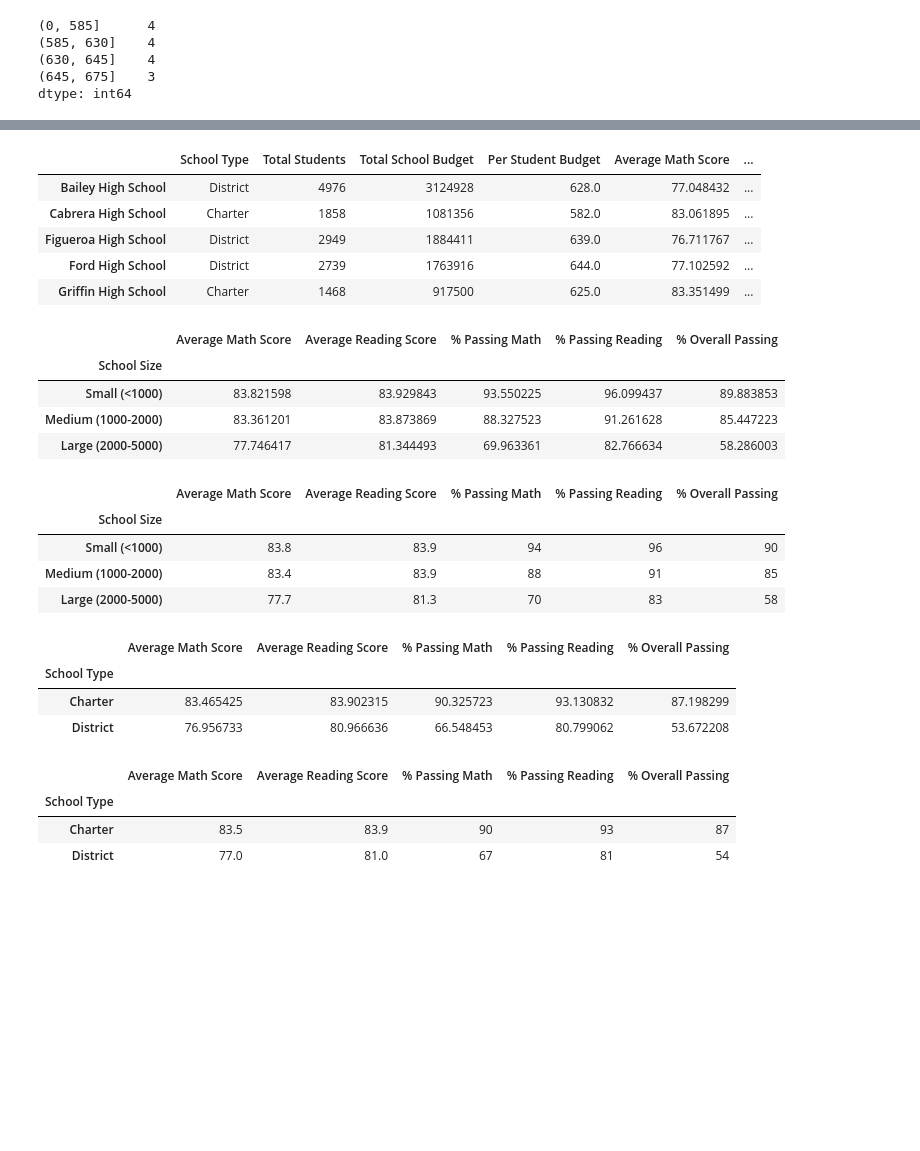
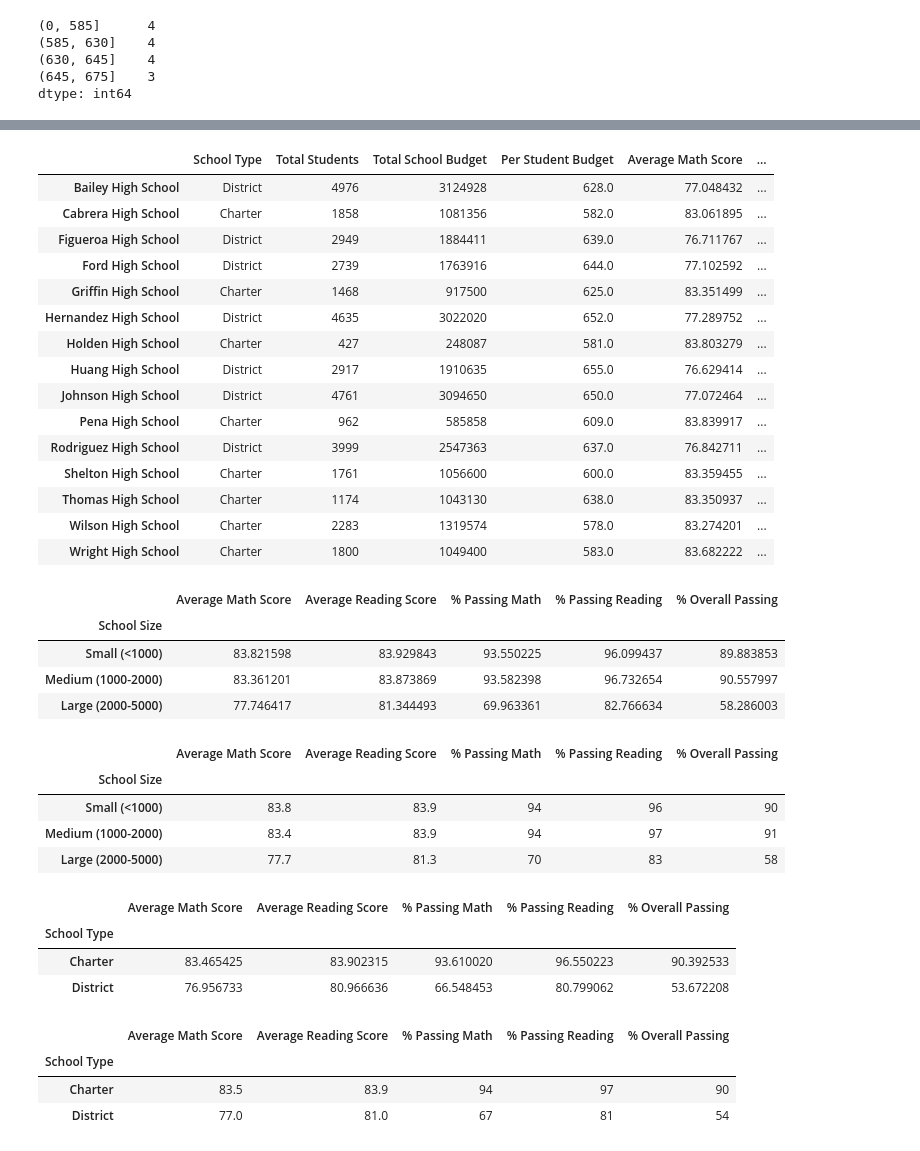
Before and after one commit to pqrt12/School_District_Analysis, a Jupyter notebook: PyCitySchools_Challenge.ipynb, the cells around one changed output, grey strips where cells are left out. Cells and saved outputs as stored; diff of their text form; code cells hidden in the pictures; blank space fills up the shorter version.

Commit message:
modify PyCitySchool_Challenge.ipynb, remove Thomas high 9th graders so aver scores and passing percentage is consistant

```diff
--- a/PyCitySchools_Challenge.ipynb
+++ b/PyCitySchools_Challenge.ipynb
@@ -71,11 +120,9 @@ student_data_df.describe()
 # import numpy for np.nan
 import numpy as np
 
-# all Thomas High 9th graders get NaN for their Math & Reading Scores
-
-is_thomas_9th_grader = (student_data_df["school_name"] == "Thomas High School") & (student_data_df["grade"] == "9th")
-
-student_data_df.loc[is_thomas_9th_grader, ["reading_score", "math_score"]] = np.nan
+# per school district policy, all Thomas High 9th graders get NaN for their Math & Reading Scores
+# just remove them.
+student_data_df = student_data_df.loc[~is_thomas_9th_grader]
 # %%
 student_data_df.loc[student_data_df["school_name"] == "Thomas High School"]
 # %% [output]
@@ -285,3 +333,7 @@ Shelton High School      1056600
 Hernandez High School    3022020
 Griffin High School       917500
 Name: budget, dtype: int64
+# %%
+# Thomas High 9th graders received district money, included here.
+school_size = school_data_df.set_index(["school_name"])["size"]
+school_size
@@ -288,5 +358,5 @@ Name: budget, dtype: int64
 # %%
 # Calculate the per capita spending.
-per_school_capita = per_school_budget / per_school_counts
-per_school_capita.head()
+per_school_capita = per_school_budget / school_size
+per_school_capita
 # %% [output]
@@ -675,21 +774,32 @@ del tmp_df
 # %%
-# Now analysis school size vs student performance
+# Categorize spending based on the bins.
 
 # Establish the bins.
 size_bins = [0, 1000, 2000, 5000]
 group_names = ["Small (<1000)", "Medium (1000-2000)", "Large (2000-5000)"]
 
-# Categorize spending based on the bins.
-per_school_summary_df["School Size"] = pd.cut(per_school_summary_df["Total Students"], size_bins, labels=group_names)
+# use school_size from school_data_df.set_index(["school_name"])["size"] instead.
+# per_school_summary_df["School Size"] = pd.cut(per_school_summary_df["Total Students"], size_bins, labels=group_names)
+per_school_summary_df["School Size"] = pd.cut(school_size, size_bins, labels=group_names)
 
-per_school_summary_df.head()
+per_school_summary_df
 # %% [output]
 |  | School Type | Total Students | Total School Budget | Per Student Budget | Average Math Score | ... |
 | Bailey High School | District | 4976 | 3124928 | 628.0 | 77.048432 | ... |
 | Cabrera High School | Charter | 1858 | 1081356 | 582.0 | 83.061895 | ... |
 | Figueroa High School | District | 2949 | 1884411 | 639.0 | 76.711767 | ... |
 | Ford High School | District | 2739 | 1763916 | 644.0 | 77.102592 | ... |
 | Griffin High School | Charter | 1468 | 917500 | 625.0 | 83.351499 | ... |
+| Hernandez High School | District | 4635 | 3022020 | 652.0 | 77.289752 | ... |
+| Holden High School | Charter | 427 | 248087 | 581.0 | 83.803279 | ... |
+| Huang High School | District | 2917 | 1910635 | 655.0 | 76.629414 | ... |
+| Johnson High School | District | 4761 | 3094650 | 650.0 | 77.072464 | ... |
+| Pena High School | Charter | 962 | 585858 | 609.0 | 83.839917 | ... |
+| Rodriguez High School | District | 3999 | 2547363 | 637.0 | 76.842711 | ... |
+| Shelton High School | Charter | 1761 | 1056600 | 600.0 | 83.359455 | ... |
+| Thomas High School | Charter | 1174 | 1043130 | 638.0 | 83.350937 | ... |
+| Wilson High School | Charter | 2283 | 1319574 | 578.0 | 83.274201 | ... |
+| Wright High School | Charter | 1800 | 1049400 | 583.0 | 83.682222 | ... |
 # %%
 # Calculate averages for the desired columns.
 size_math_scores = per_school_summary_df.groupby(["School Size"]).mean()["Average Math Score"]
@@ -715,7 +825,7 @@ size_summary_df
 |  | Average Math Score | Average Reading Score | % Passing Math | % Passing Reading | % Overall Passing |
 | School Size |  |  |  |  |  |
 | Small (<1000) | 83.821598 | 83.929843 | 93.550225 | 96.099437 | 89.883853 |
-| Medium (1000-2000) | 83.361201 | 83.873869 | 88.327523 | 91.261628 | 85.447223 |
+| Medium (1000-2000) | 83.361201 | 83.873869 | 93.582398 | 96.732654 | 90.557997 |
 | Large (2000-5000) | 77.746417 | 81.344493 | 69.963361 | 82.766634 | 58.286003 |
 # %%
 # Formatting.
@@ -737,7 +847,7 @@ tmp_df
 |  | Average Math Score | Average Reading Score | % Passing Math | % Passing Reading | % Overall Passing |
 | School Size |  |  |  |  |  |
 | Small (<1000) | 83.8 | 83.9 | 94 | 96 | 90 |
-| Medium (1000-2000) | 83.4 | 83.9 | 88 | 91 | 85 |
+| Medium (1000-2000) | 83.4 | 83.9 | 94 | 97 | 91 |
 | Large (2000-5000) | 77.7 | 81.3 | 70 | 83 | 58 |
 # %%
 # free memory to new python objects
@@ -768,7 +878,7 @@ type_summary_df
 # %% [output]
 |  | Average Math Score | Average Reading Score | % Passing Math | % Passing Reading | % Overall Passing |
 | School Type |  |  |  |  |  |
-| Charter | 83.465425 | 83.902315 | 90.325723 | 93.130832 | 87.198299 |
+| Charter | 83.465425 | 83.902315 | 93.610020 | 96.550223 | 90.392533 |
 | District | 76.956733 | 80.966636 | 66.548453 | 80.799062 | 53.672208 |
 # %%
 # formatting
@@ -790,7 +900,7 @@ tmp_df
 # %% [output]
 |  | Average Math Score | Average Reading Score | % Passing Math | % Passing Reading | % Overall Passing |
 | School Type |  |  |  |  |  |
-| Charter | 83.5 | 83.9 | 90 | 93 | 87 |
+| Charter | 83.5 | 83.9 | 94 | 97 | 90 |
 | District | 77.0 | 81.0 | 67 | 81 | 54 |
 # %%
 # free the memory
```
Also changed, not shown: parts of 23 cells of this notebook.
